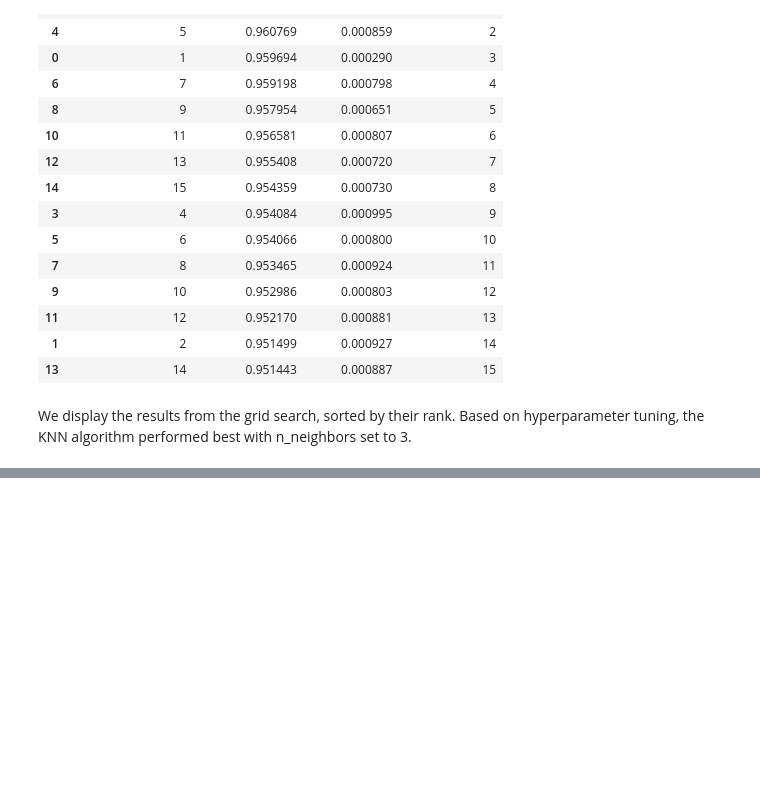
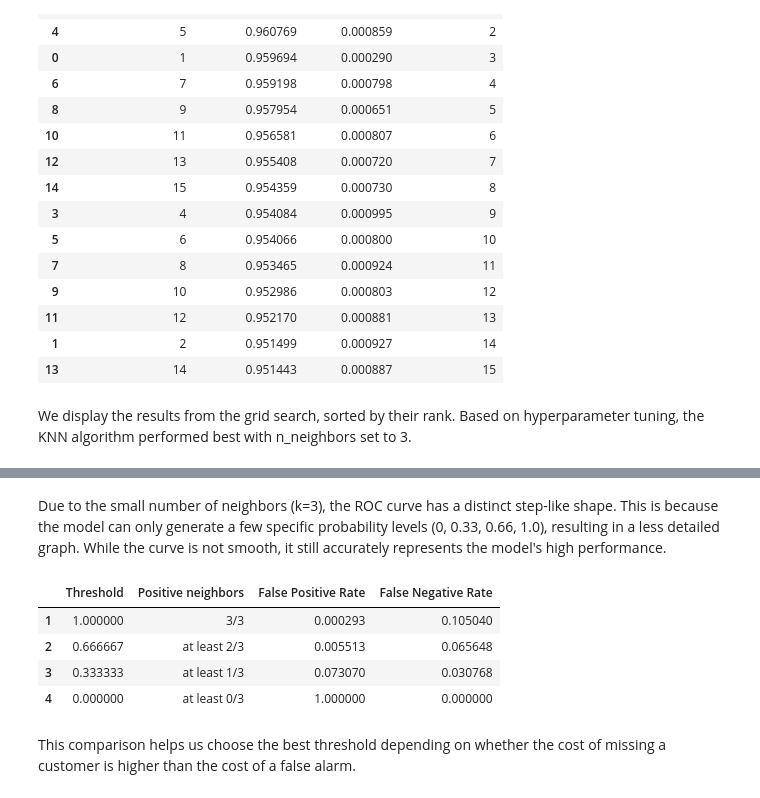
Before and after one commit to beeuzzz/knn-algorithm-customer-churn, a Jupyter notebook: knn-customer-churn.ipynb, the cells around one changed output, grey strips where cells are left out. Saved outputs shown, nothing was run; the diff lists cells and outputs as text; code cells hidden in the pictures; blank space fills up the shorter version.

```diff
--- a/knn-customer-churn.ipynb
+++ b/knn-customer-churn.ipynb
@@ -509,0 +491,20 @@ The model missed approximately 6.57% of actual churners. These are customers who
+# %% [markdown]
+Due to the small number of neighbors (k=3), the ROC curve has a distinct step-like shape. This is because the model can only generate a few specific probability levels (0, 0.33, 0.66, 1.0), resulting in a less detailed graph. While the curve is not smooth, it still accurately represents the model's high performance.
+# %%
+
+y_rating = pd.DataFrame({
+    'Threshold': thresholds,
+    'Positive neighbors': pd.Series(['-',"3/3", "at least 2/3", "at least 1/3", "at least 0/3"]),
+    'False Positive Rate': fpr,
+    'False Negative Rate': 1 - tpr,
+})
+y_rating = y_rating.iloc[1:, :]
+y_rating.head(10)
+# %% [output]
+|  | Threshold | Positive neighbors | False Positive Rate | False Negative Rate |
+| 1 | 1.000000 | 3/3 | 0.000293 | 0.105040 |
+| 2 | 0.666667 | at least 2/3 | 0.005513 | 0.065648 |
+| 3 | 0.333333 | at least 1/3 | 0.073070 | 0.030768 |
+| 4 | 0.000000 | at least 0/3 | 1.000000 | 0.000000 |
+# %% [markdown]
+This comparison helps us choose the best threshold depending on whether the cost of missing a customer is higher than the cost of a false alarm.
```
Also changed, not shown: parts of 8 cells of this notebook.
